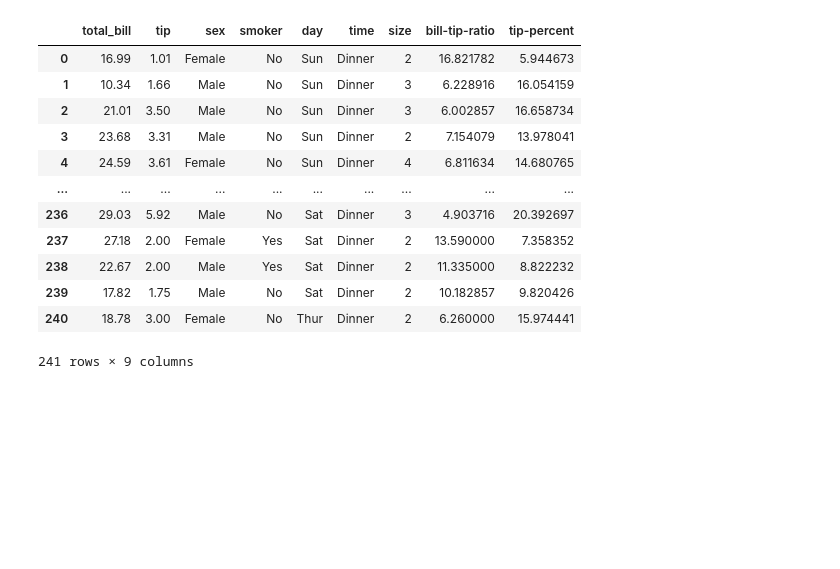
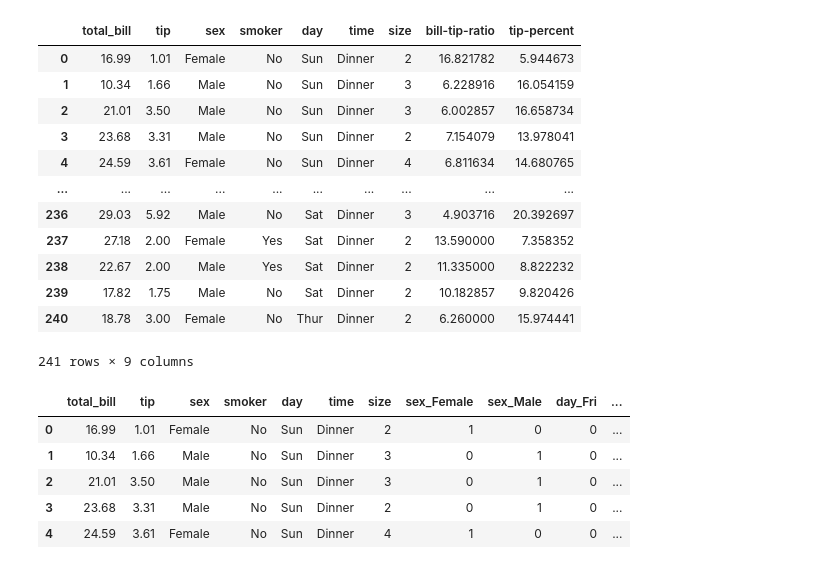
Before and after one commit to adityagrover027/Tipping-point, a Jupyter notebook: Tipping Point.ipynb, the cells around one changed output. Cells and saved outputs as stored; diff of their text form; code cells hidden in the pictures; blank space fills up the shorter version.

```diff
--- a/Tipping Point.ipynb
+++ b/Tipping Point.ipynb
@@ -132,3 +137,18 @@ data_cleaned
 | 239 | 17.82 | 1.75 | Male | No | Sat | Dinner | 2 | 10.182857 | 9.820426 |
 | 240 | 18.78 | 3.00 | Female | No | Thur | Dinner | 2 | 6.260000 | 15.974441 |
 241 rows × 9 columns
+# %%
+X = data_cleaned[['total_bill','tip','sex','smoker','day','time','size']]
+# %%
+X = pd.concat([X, pd.get_dummies(X["sex"],prefix="sex")], axis=1)
+X = pd.concat([X, pd.get_dummies(X["day"],prefix="day")], axis=1)
+X = pd.concat([X, pd.get_dummies(X["time"],prefix="time")], axis=1)
+X = pd.concat([X, pd.get_dummies(X["smoker"],prefix="smoker")], axis=1)
+X.head()
+# %% [output]
+|  | total_bill | tip | sex | smoker | day | time | size | sex_Female | sex_Male | day_Fri | ... |
+| 0 | 16.99 | 1.01 | Female | No | Sun | Dinner | 2 | 1 | 0 | 0 | ... |
+| 1 | 10.34 | 1.66 | Male | No | Sun | Dinner | 3 | 0 | 1 | 0 | ... |
+| 2 | 21.01 | 3.50 | Male | No | Sun | Dinner | 3 | 0 | 1 | 0 | ... |
+| 3 | 23.68 | 3.31 | Male | No | Sun | Dinner | 2 | 0 | 1 | 0 | ... |
+| 4 | 24.59 | 3.61 | Female | No | Sun | Dinner | 4 | 1 | 0 | 0 | ... |
```
Also changed, not shown: parts of 28 cells of this notebook.
